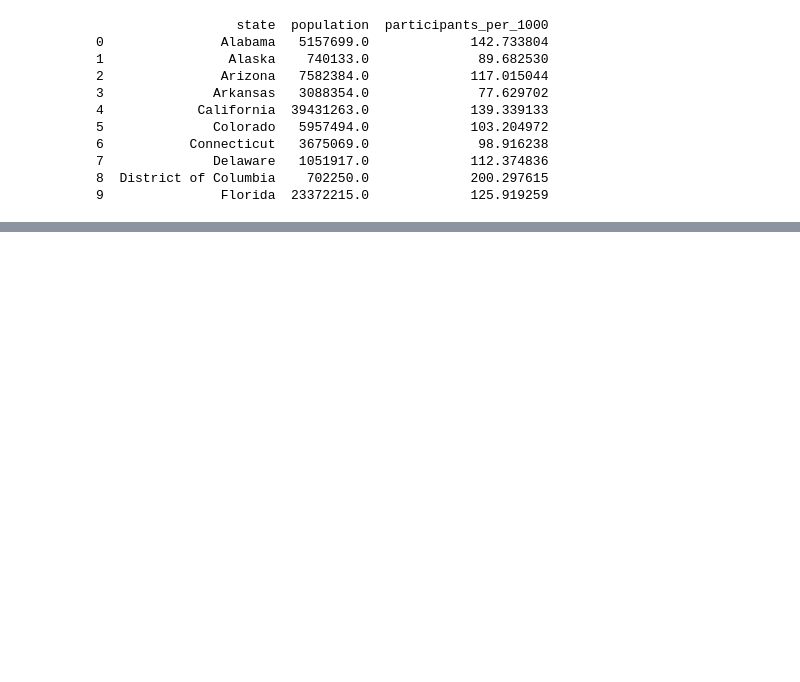
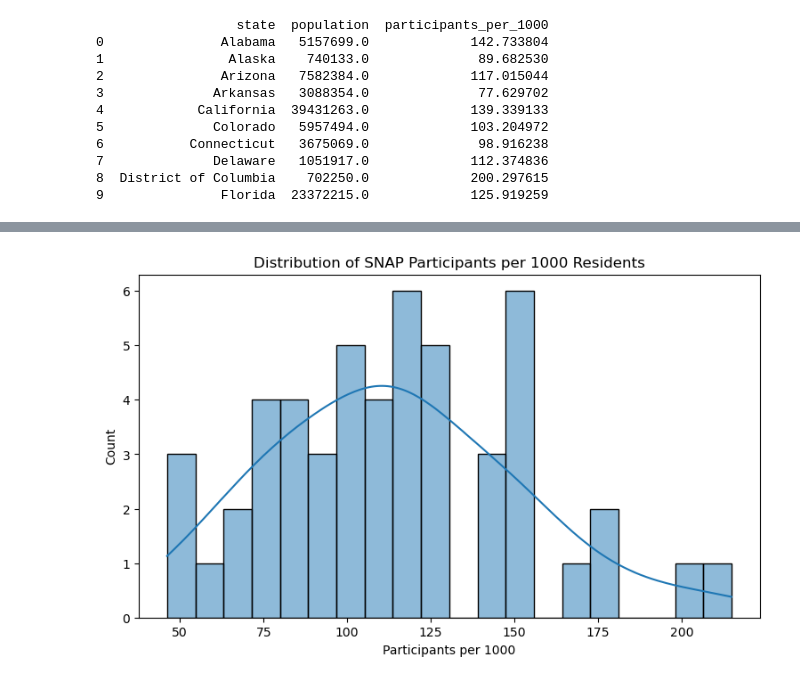
Before and after one commit to arnavjain321-prog/DS_6021_Final_Project, a Jupyter notebook: project_draft.ipynb, the cells around one changed output, grey strips where cells are left out. Cells and saved outputs as stored; diff of their text form; code cells hidden in the pictures; blank space fills up the shorter version.

```diff
--- a/project_draft.ipynb
+++ b/project_draft.ipynb
@@ -883,10 +854,0 @@ final_master[["state", "participants_per_1000", "snap_policy_class"]].head(10)
-# %%
-# =====================================================
-# STEP 1 — Collapse categories (Very High -> High)
-# =====================================================
-
-final_master["snap_policy_class"] = final_master["snap_policy_class"].replace({
-    "Very High": "High"
-})
-
-print(final_master["snap_policy_class"].value_counts())
@@ -1147,0 +1042,9 @@ Passing `palette` without assigning `hue` is deprecated and will be removed in v
+# %%
+plt.figure(figsize=(9,5))
+sns.histplot(final_master["participants_per_1000"], kde=True, bins=20)
+plt.title("Distribution of SNAP Participants per 1000 Residents")
+plt.xlabel("Participants per 1000")
+plt.ylabel("Count")
+plt.show()
+# %% [output]
+[figure, added]
```
Also changed, not shown: parts of 23 cells of this notebook, 5 other files.
